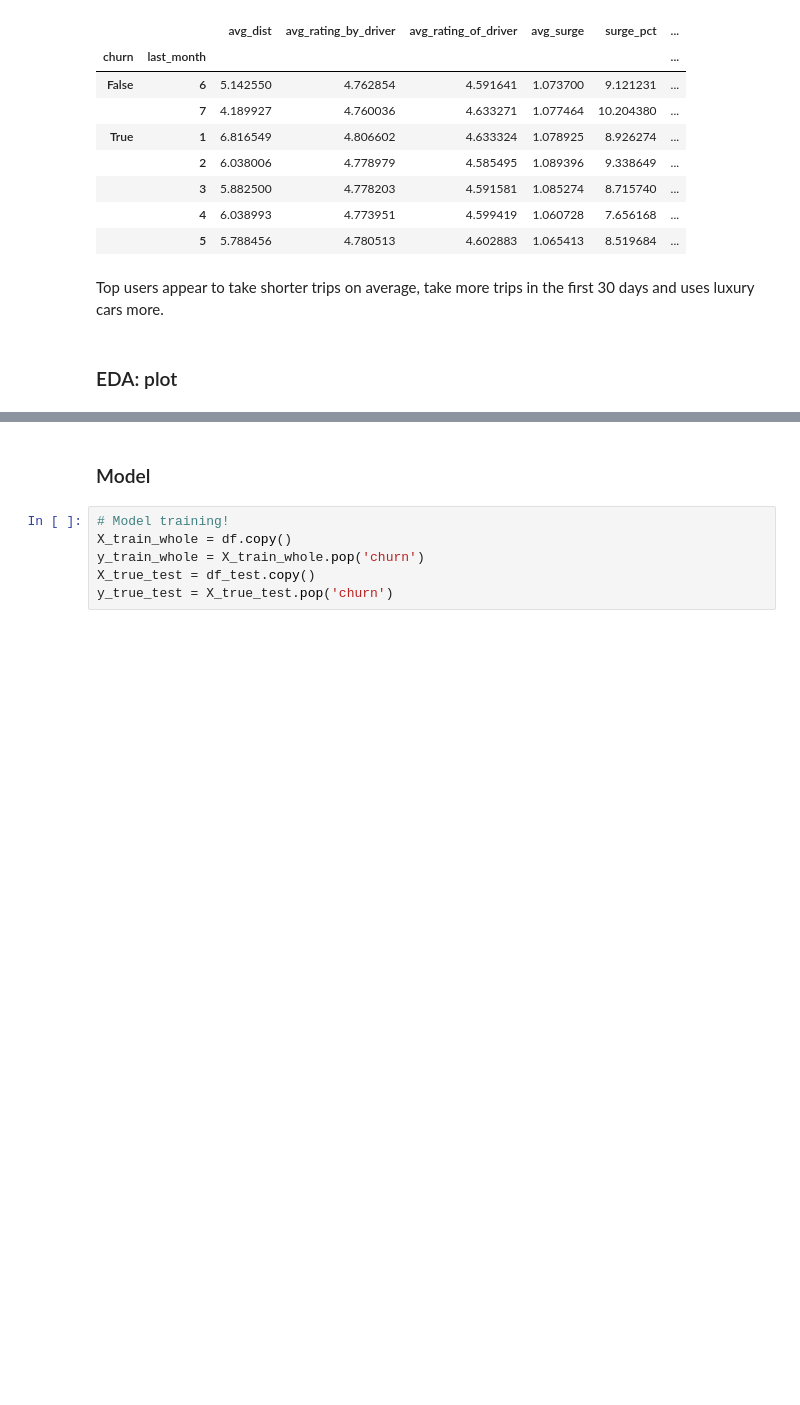
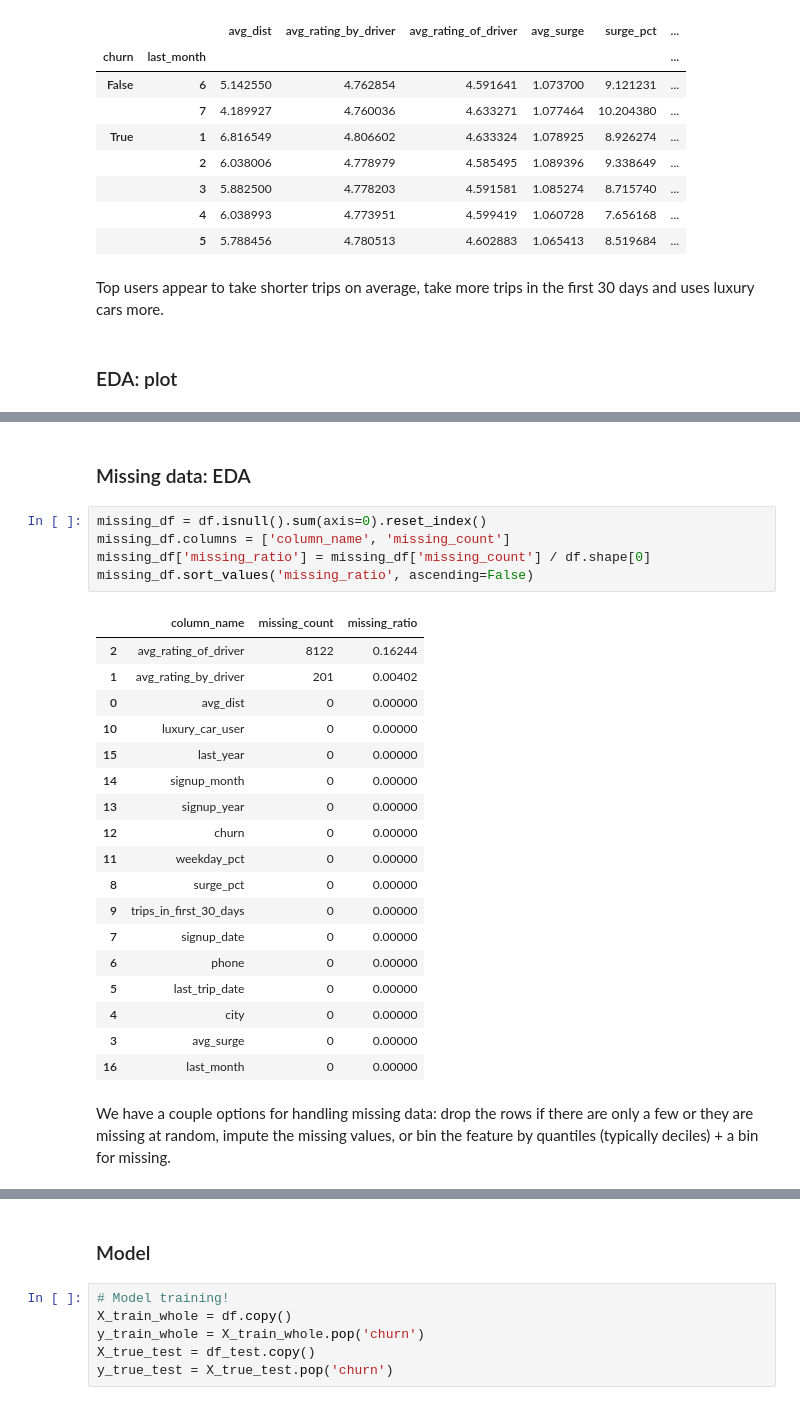
Before and after one commit to gogowenzhang/ride-sharing-churn-prediction, a Jupyter notebook: churn_prediction.ipynb, the cells around one changed output, grey strips where cells are left out. Cells and saved outputs as stored; diff of their text form; blank space fills up the shorter version.

```diff
--- a/churn_prediction.ipynb
+++ b/churn_prediction.ipynb
@@ -238,0 +269,28 @@ plt.show()
+# %% [markdown]
+### Missing data: EDA
+# %%
+missing_df = df.isnull().sum(axis=0).reset_index()
+missing_df.columns = ['column_name', 'missing_count']
+missing_df['missing_ratio'] = missing_df['missing_count'] / df.shape[0]
+missing_df.sort_values('missing_ratio', ascending=False)
+# %% [output]
+|  | column_name | missing_count | missing_ratio |
+| 2 | avg_rating_of_driver | 8122 | 0.16244 |
+| 1 | avg_rating_by_driver | 201 | 0.00402 |
+| 0 | avg_dist | 0 | 0.00000 |
+| 10 | luxury_car_user | 0 | 0.00000 |
+| 15 | last_year | 0 | 0.00000 |
+| 14 | signup_month | 0 | 0.00000 |
+| 13 | signup_year | 0 | 0.00000 |
+| 12 | churn | 0 | 0.00000 |
+| 11 | weekday_pct | 0 | 0.00000 |
+| 8 | surge_pct | 0 | 0.00000 |
+| 9 | trips_in_first_30_days | 0 | 0.00000 |
+| 7 | signup_date | 0 | 0.00000 |
+| 6 | phone | 0 | 0.00000 |
+| 5 | last_trip_date | 0 | 0.00000 |
+| 4 | city | 0 | 0.00000 |
+| 3 | avg_surge | 0 | 0.00000 |
+| 16 | last_month | 0 | 0.00000 |
+# %% [markdown]
+We have a couple options for handling missing data: drop the rows if there are only a few or they are missing at random, impute the missing values, or bin the feature by quantiles (typically deciles) + a bin for missing.
```
Also changed, not shown: parts of 18 cells of this notebook.
